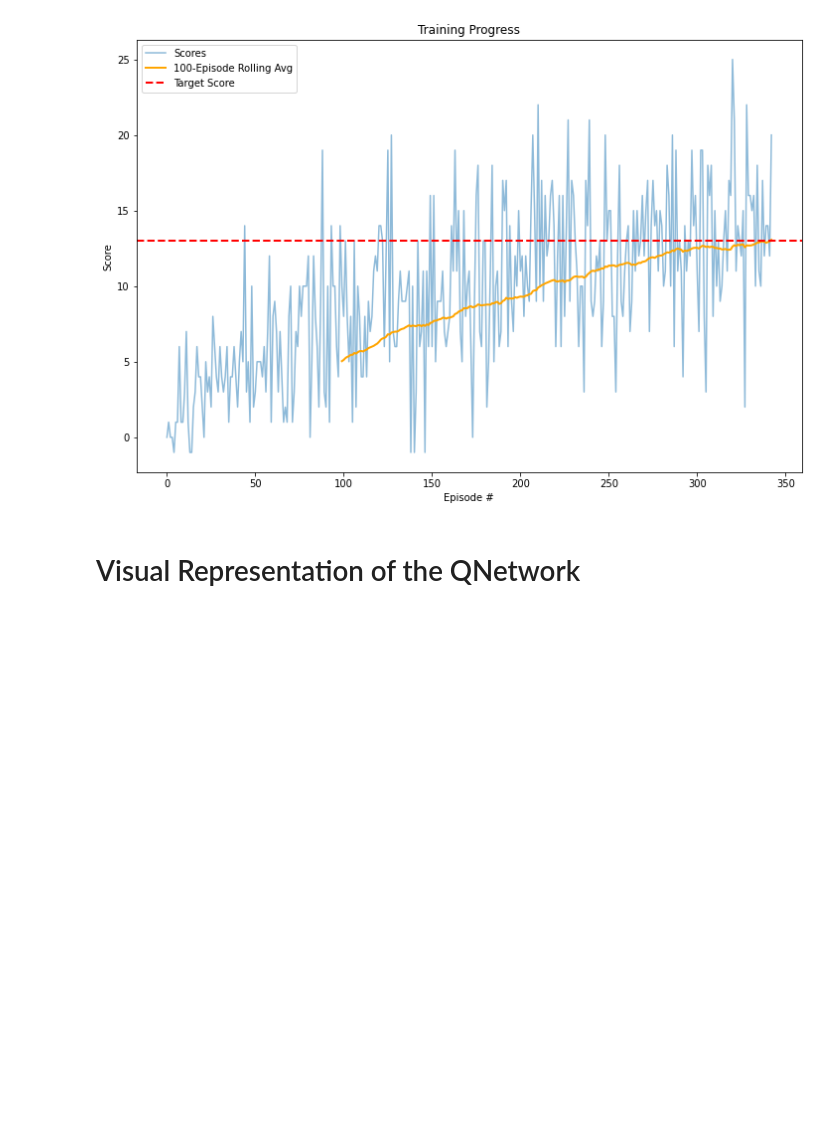
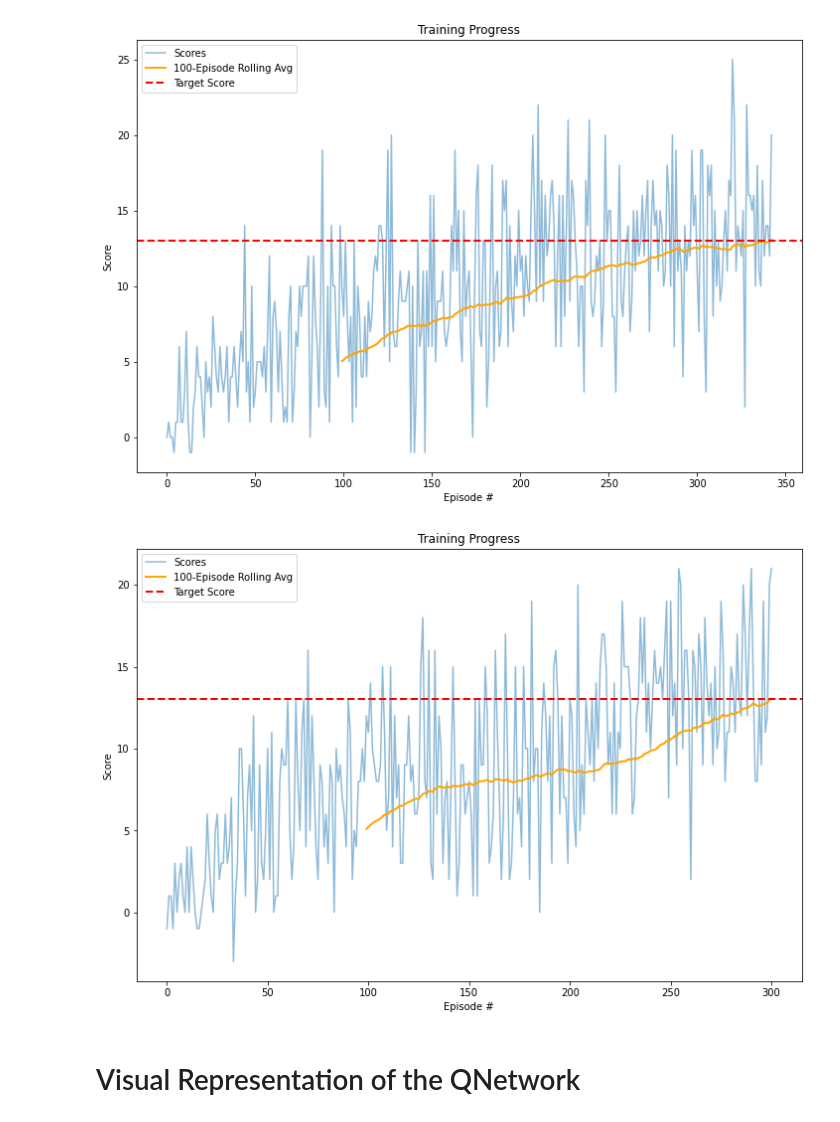
Before and after one commit to sifesch/Value-based-methods, a Jupyter notebook: banana_collector/src/Training.ipynb, the cells around one changed output. Saved outputs shown, nothing was run; the diff lists cells and outputs as text; code cells hidden in the pictures; blank space fills up the shorter version.

```diff
--- a/banana_collector/src/Training.ipynb
+++ b/banana_collector/src/Training.ipynb
@@ -226,6 +224,13 @@ loaded_scores = np.load(f"results/training_scores/scores_trial_{training_trial_n
 create_training_plot(scores=loaded_scores, trial_num=training_trial_number)
 # %% [output]
 [figure]
+# %%
+# Define Training Trial number under which the results should be stored.
+training_trial_number='04'
+loaded_scores = np.load(f"results/training_scores/scores_trial_{training_trial_number}.npy")
+create_training_plot(scores=loaded_scores, trial_num=training_trial_number)
+# %% [output]
+[figure, added]
 # %% [markdown]
 # Visual Representation of the QNetwork
 # %%
```
Also changed, not shown: parts of 4 cells of this notebook, 1 other file.
